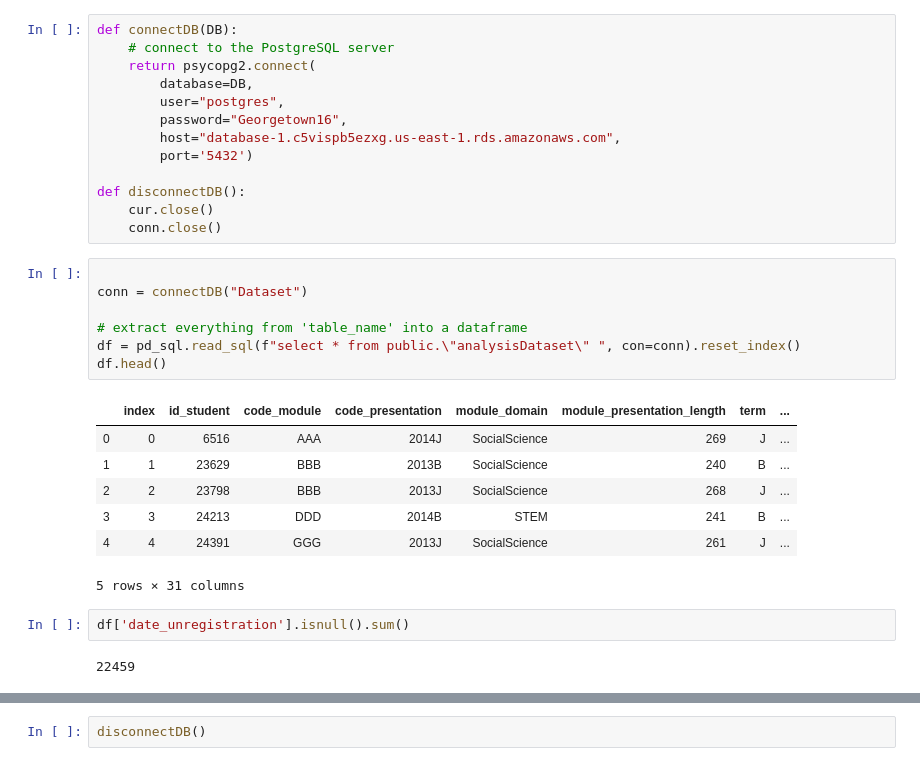
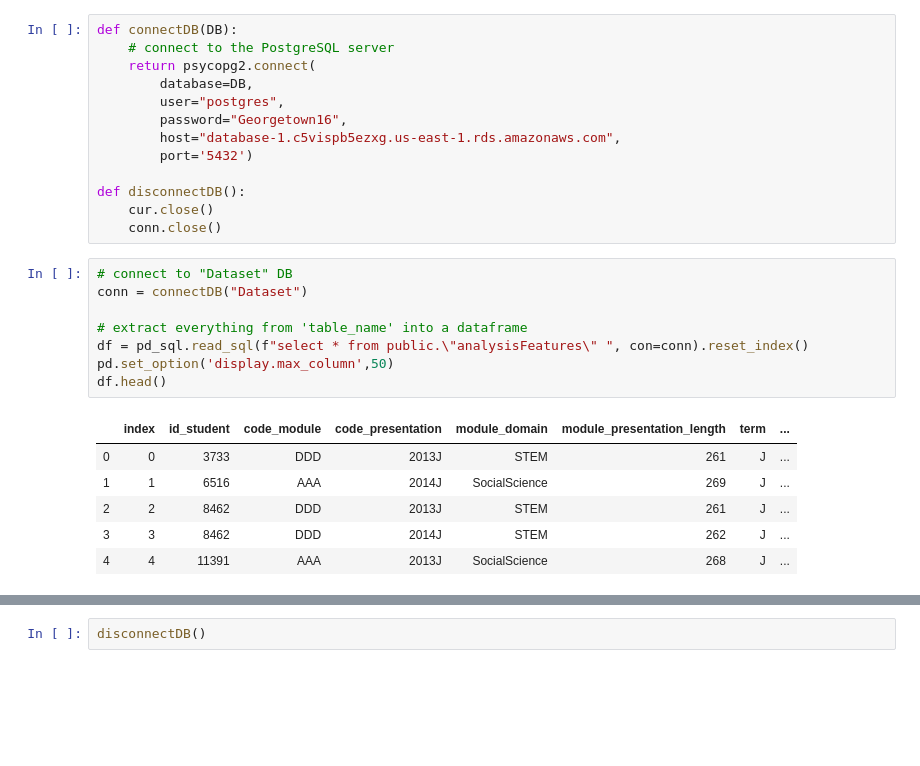
Before and after one commit to lmschreib/Exploratory-Data-Analysis, a Jupyter notebook: Data_wrangling.ipynb, the cells around one changed output, grey strips where cells are left out. Cells and saved outputs as stored; diff of their text form; blank space fills up the shorter version.

```diff
--- a/Data_wrangling.ipynb
+++ b/Data_wrangling.ipynb
@@ -16,21 +18,17 @@ def disconnectDB():
     cur.close()
     conn.close()
 # %%
-
+# connect to "Dataset" DB
 conn = connectDB("Dataset")
 
 # extract everything from 'table_name' into a dataframe
-df = pd_sql.read_sql(f"select * from public.\"analysisDataset\" ", con=conn).reset_index()
+df = pd_sql.read_sql(f"select * from public.\"analysisFeatures\" ", con=conn).reset_index()
+pd.set_option('display.max_column',50)
 df.head()
 # %% [output]
 |  | index | id_student | code_module | code_presentation | module_domain | module_presentation_length | term | ... |
-| 0 | 0 | 6516 | AAA | 2014J | SocialScience | 269 | J | ... |
-| 1 | 1 | 23629 | BBB | 2013B | SocialScience | 240 | B | ... |
-| 2 | 2 | 23798 | BBB | 2013J | SocialScience | 268 | J | ... |
-| 3 | 3 | 24213 | DDD | 2014B | STEM | 241 | B | ... |
-| 4 | 4 | 24391 | GGG | 2013J | SocialScience | 261 | J | ... |
+| 0 | 0 | 3733 | DDD | 2013J | STEM | 261 | J | ... |
+| 1 | 1 | 6516 | AAA | 2014J | SocialScience | 269 | J | ... |
+| 2 | 2 | 8462 | DDD | 2013J | STEM | 261 | J | ... |
+| 3 | 3 | 8462 | DDD | 2014J | STEM | 262 | J | ... |
+| 4 | 4 | 11391 | AAA | 2013J | SocialScience | 268 | J | ... |
-5 rows × 31 columns
-# %%
-df['date_unregistration'].isnull().sum()
-# %% [output]
-22459
```
Also changed, not shown: parts of 14 cells of this notebook.
